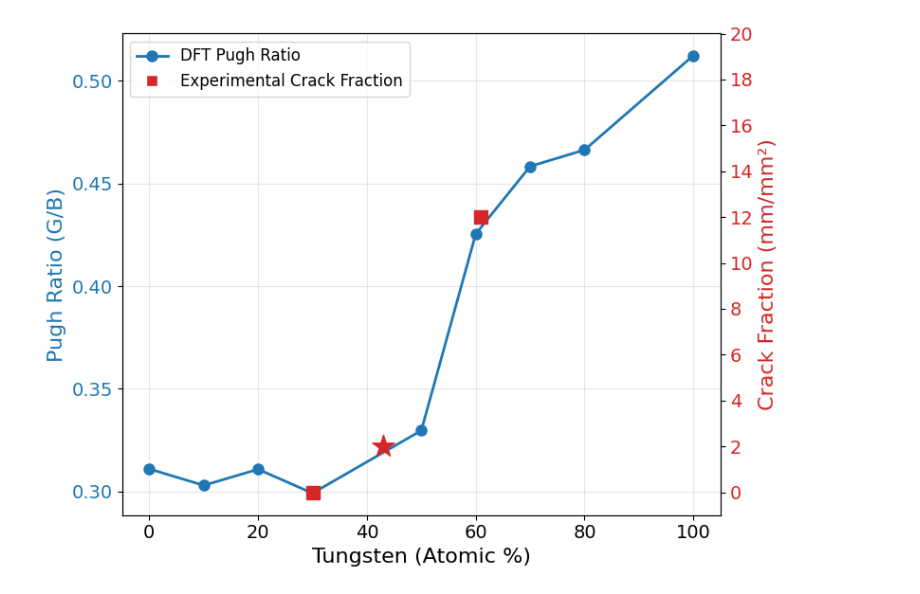
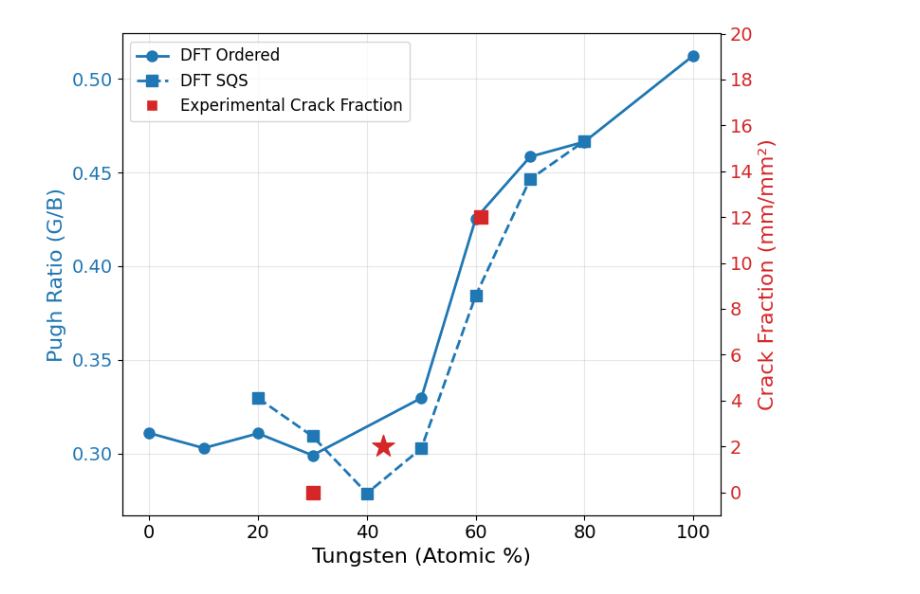
Before and after one commit to kareem-Abdelmaqsoud/computational-design-ductile-w-ta-nb-alloy, a Jupyter notebook: experimental_data_plot.ipynb, the cells around one changed output. Drawn from its saved outputs; the diff is of its cells as text; code cells hidden in the pictures.

Commit message:
ensure relaxation of structures and deformations

```diff
--- a/experimental_data_plot.ipynb
+++ b/experimental_data_plot.ipynb
@@ -3,10 +3,23 @@ import matplotlib.pyplot as plt
 import numpy as np
 
 ## results for W-Ta-Nb with 10% Nb
-## DFT results
-dft_tungsten_fractions =  [0. , 10, 20, 30, 50, 60, 70, 80, 100]
-dft_pugh_ratios = [0.31093764, 0.30292644, 0.31076683, 0.29909123, 0.32965786,
-       0.42543827, 0.45838539, 0.46637931, 0.51238685]
+
+## DFT results - Ordered structures
+dft_tungsten_fractions_ordered =  [0. , 10, 20, 30, 50, 60, 70, 80, 100]
+dft_pugh_ratios_ordered = [0.31093764, 0.30292644, 0.31076683, 0.29909123, 0.32965786,0.42543827, 0.45838539, 0.46637931, 0.51238685]
+## DFT results - SQS structures
+dft_tungsten_fractions_sqs = [20.0, 30.0, 40.0, 50.0, 60.0, 70.0, 80.0]
+dft_pugh_ratios_sqs = [0.32953826, 0.30925632, 0.27884896, 0.30278184, 0.38436216, 0.44642629, 0.46677324]
+
+
+## MLP results - Ordered structures
+mlp_tungsten_fractions_ordered = [90, 80, 70, 60, 50, 40, 30, 20, 10, 0]
+mlp_pugh_ratios_ordered = [0.50, 0.47, 0.44, 0.40, 0.37, 0.34, 0.32, 0.30, 0.27, 0.25]
+## MLP results - SQS structures
+mlp_tungsten_fractions_sqs = [0, 10, 20, 30, 40, 50, 60, 70, 80, 90]
+mlp_pugh_ratios_sqs = [0.25, 0.26, 0.27, 0.29, 0.32, 0.35, 0.39, 0.43, 0.46, 0.50]
+
+
 ## Experimental results
 experimental_tungsten_fractions = [30, 43, 61]
 experimental_crack_fractions = [0, 2, 12]
@@ -15,40 +28,55 @@ experimental_crack_fractions = [0, 2, 12]
 fig, ax1 = plt.subplots(figsize=(8, 6))
 
 # Plot Pugh ratio on left y-axis
+# Plot DFT results - Ordered structures
+line1 = ax1.plot(dft_tungsten_fractions_ordered, dft_pugh_ratios_ordered, 'o-', color='tab:blue',
+                 markersize=8, linewidth=2, label='DFT Ordered')
+# Plot DFT results - SQS structures
+line2 = ax1.plot(dft_tungsten_fractions_sqs, dft_pugh_ratios_sqs, 's--', color='tab:blue',
+                 markersize=8, linewidth=2, label='DFT SQS')
+# # Plot MLP results - Ordered structures
+# line3 = ax1.plot(mlp_tungsten_fractions_ordered, mlp_pugh_ratios_ordered, 'o-', color='tab:green',
+#                  markersize=8, linewidth=2, label='MLP Ordered')
+# # Plot MLP results - SQS structures
+# line4 = ax1.plot(mlp_tungsten_fractions_sqs, mlp_pugh_ratios_sqs, 's--', color='tab:green',
+#                  markersize=8, linewidth=2, label='MLP SQS')
+
+# Continue with the rest of the plotting code...
 color1 = 'tab:blue'
 ax1.set_xlabel('Tungsten (Atomic %)', fontsize=16)
 ax1.set_ylabel('Pugh Ratio (G/B)', color=color1, fontsize=16)
-line1 = ax1.plot(dft_tungsten_fractions, dft_pugh_ratios, 'o-', color=color1,
-                 markersize=8, linewidth=2, label='DFT Pugh Ratio')
+# Remove the following line as it's redundant and uses undefined variables
+# line1 = ax1.plot(dft_tungsten_fractions, dft_pugh_ratios, 'o-', color=color1,
+#                  markersize=8, linewidth=2, label='DFT Pugh Ratio')
 ax1.tick_params(axis='y', labelcolor=color1, labelsize=14)
 ax1.tick_params(axis='x', labelsize=14)
 ax1.grid(alpha=0.3)
 
 # Create second y-axis
 ax2 = ax1.twinx()
 color2 = 'tab:red'
 ax2.set_ylabel('Crack Fraction (mm/mm²)', color=color2, fontsize=16)
 
 # Plot experimental points with different markers
 for i, (frac, crack) in enumerate(zip(experimental_tungsten_fractions, experimental_crack_fractions)):
     if frac == 43:
         ax2.scatter(frac, crack, color=color2, s=300, marker='*', label='Experimental Crack Fraction')
     else:
         ax2.scatter(frac, crack, color=color2, s=100, marker='s')
 
 ax2.tick_params(axis='y', labelcolor=color2, labelsize=14)
 ax2.set_ylim(-1, 20)
 ax2.set_yticks(np.arange(0, 21, 2))
 
 # Combine legends in one box
 lines1, labels1 = ax1.get_legend_handles_labels()
 # Get only one label for experimental data
 legend_elements = lines1 + [plt.Line2D([0], [0], marker='s', color='w', markerfacecolor=color2,
                                       markersize=8, label='Experimental Crack Fraction')]
 ax1.legend(handles=legend_elements, loc='upper left', fontsize=12)
 
 # plt.title('Pugh Ratio vs Crack Fraction for W-Ta-Nb with 10% Nb', fontsize=16)
 plt.tight_layout()
 plt.show()
 # %% [output]
-[figure, old version]
+[figure, new version]
```
Also changed, not shown: 5 other files.
